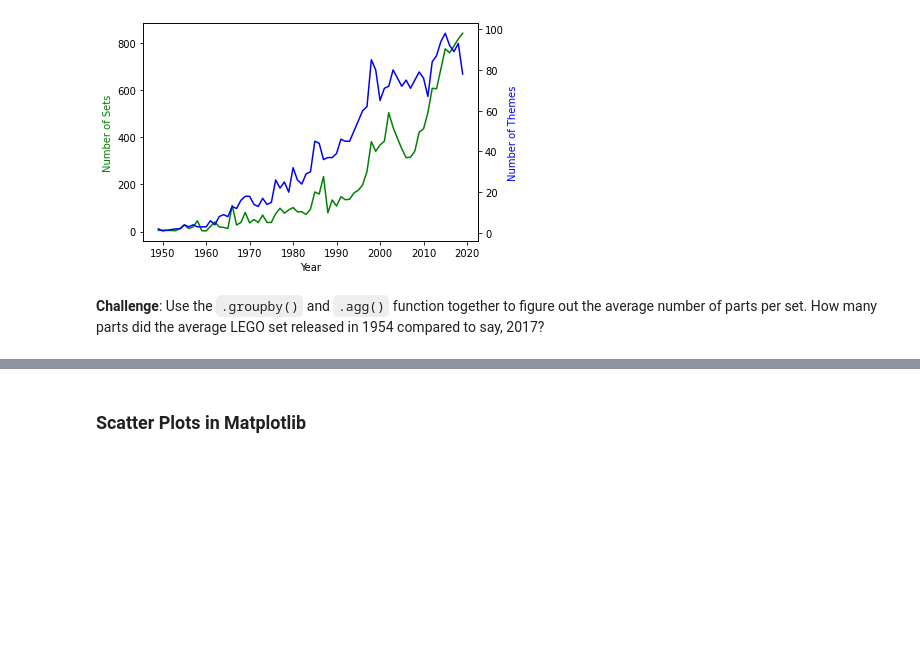
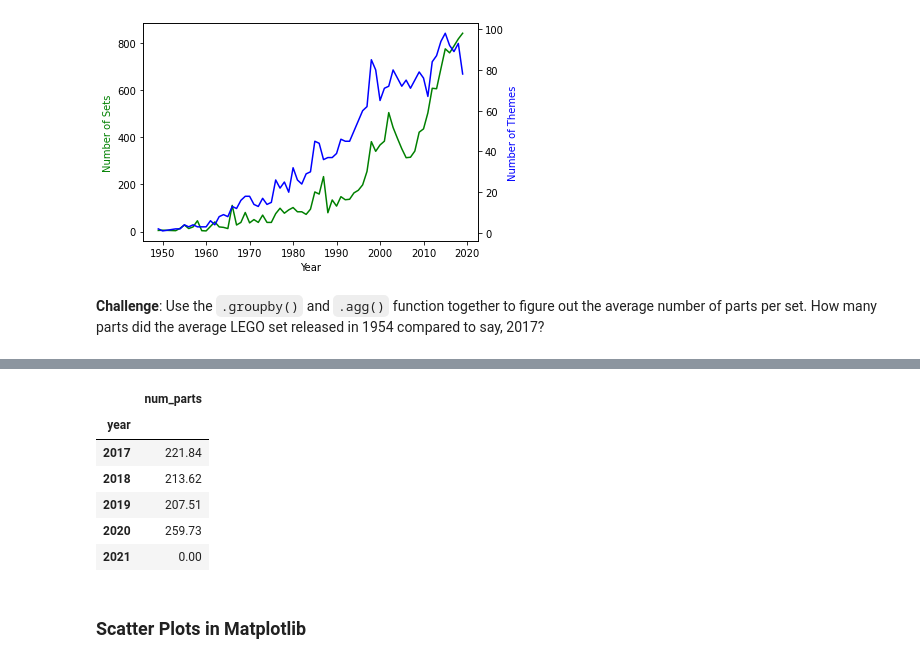
Before and after one commit to washimimizuku/100-days-of-python, a Jupyter notebook: day73/lego/Lego_Analysis_for_Course.ipynb, the cells around one changed output, grey strips where cells are left out. Saved outputs shown, nothing was run; the diff lists cells and outputs as text; code cells hidden in the pictures; blank space fills up the shorter version.

```diff
--- a/day73/lego/Lego_Analysis_for_Course.ipynb
+++ b/day73/lego/Lego_Analysis_for_Course.ipynb
@@ -216,3 +227,13 @@ Text(0, 0.5, 'Number of Themes')
+# %%
+parts_per_set.tail()
+# %% [output]
+|  | num_parts |
+| year |  |
+| 2017 | 221.84 |
+| 2018 | 213.62 |
+| 2019 | 207.51 |
+| 2020 | 259.73 |
+| 2021 | 0.00 |
 # %% [markdown]
 ### Scatter Plots in Matplotlib
 # %% [markdown]
```
Also changed, not shown: parts of 2 cells of this notebook.
